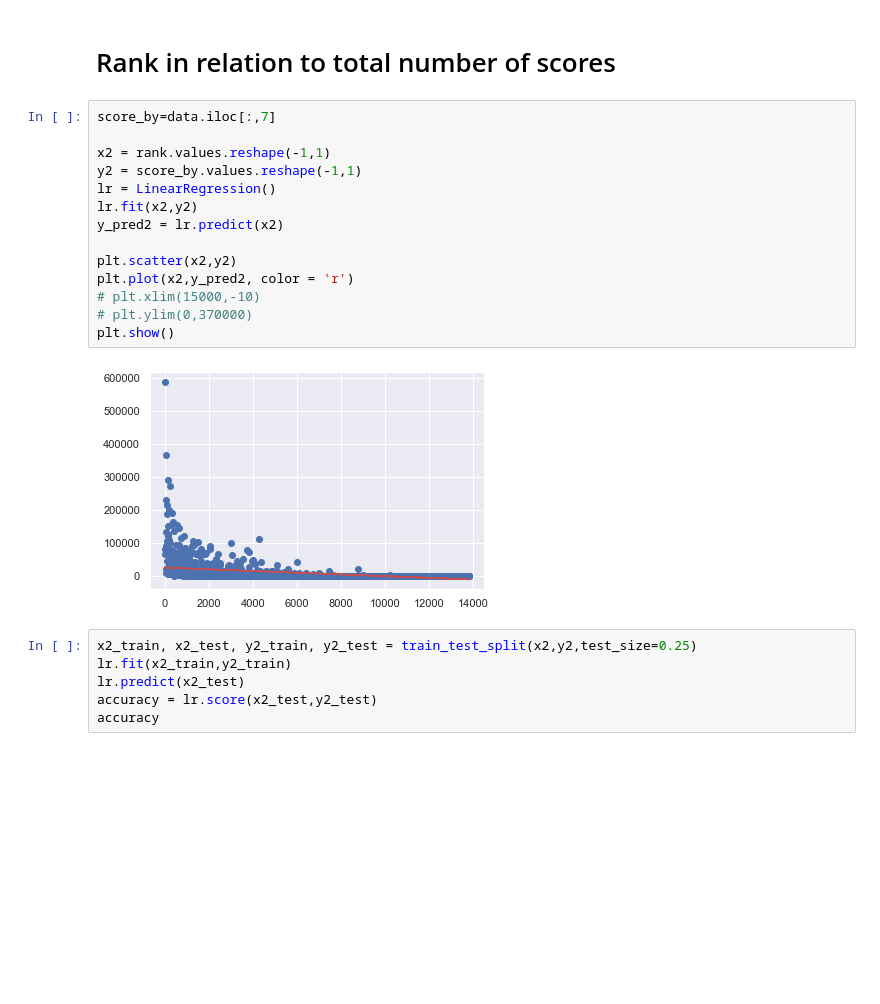
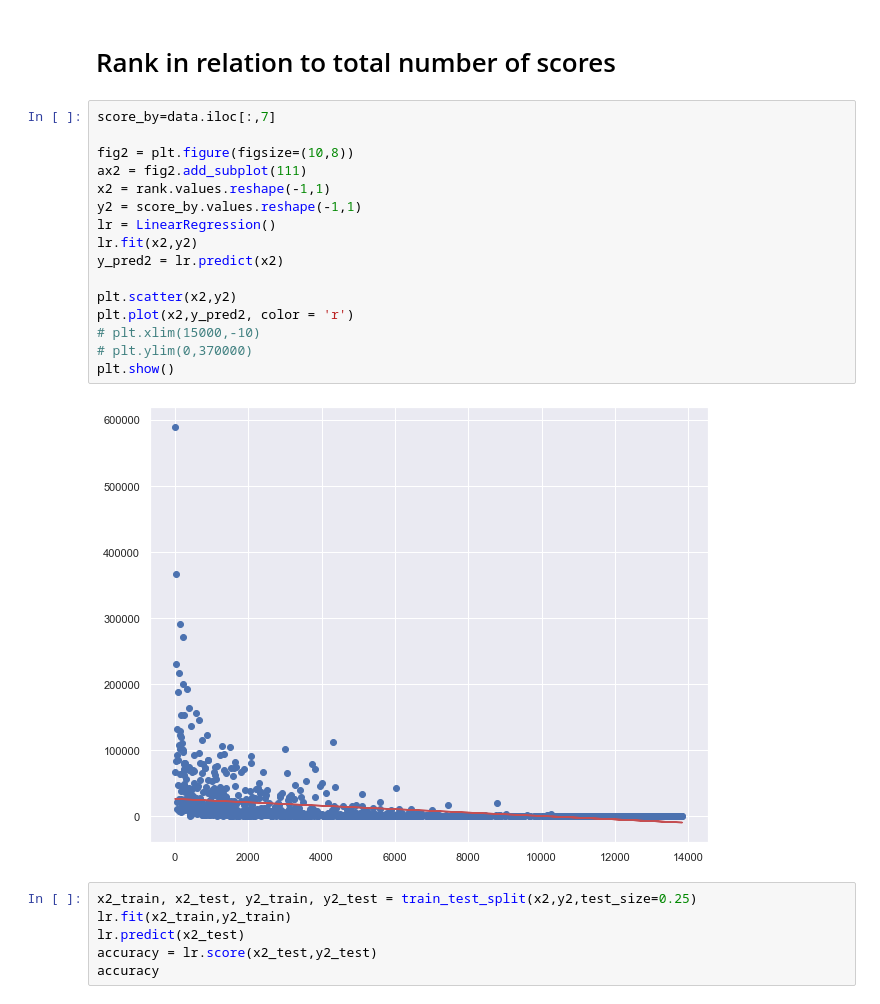
Before and after one commit to sdman135/Anime_Score_Predictor---Project-3, a Jupyter notebook: Sam's Project 3.ipynb, the cells around one changed output. Cells and saved outputs as stored; diff of their text form; blank space fills up the shorter version.

```diff
--- a/Sam's Project 3.ipynb
+++ b/Sam's Project 3.ipynb
@@ -235,19 +235,21 @@ array(['Movie', 'Movie', 'Music', ..., 'Movie', 'ONA', 'Movie'],
 # %%
 score_by=data.iloc[:,7]
 
+fig2 = plt.figure(figsize=(10,8))
+ax2 = fig2.add_subplot(111)
 x2 = rank.values.reshape(-1,1)
 y2 = score_by.values.reshape(-1,1)
 lr = LinearRegression()
 lr.fit(x2,y2)
 y_pred2 = lr.predict(x2)
 
 plt.scatter(x2,y2)
 plt.plot(x2,y_pred2, color = 'r')
 # plt.xlim(15000,-10)
 # plt.ylim(0,370000)
 plt.show()
 # %% [output]
-[figure, old version]
+[figure, new version]
 # %%
 x2_train, x2_test, y2_train, y2_test = train_test_split(x2,y2,test_size=0.25)
 lr.fit(x2_train,y2_train)
```
Also changed, not shown: parts of 18 cells of this notebook.
